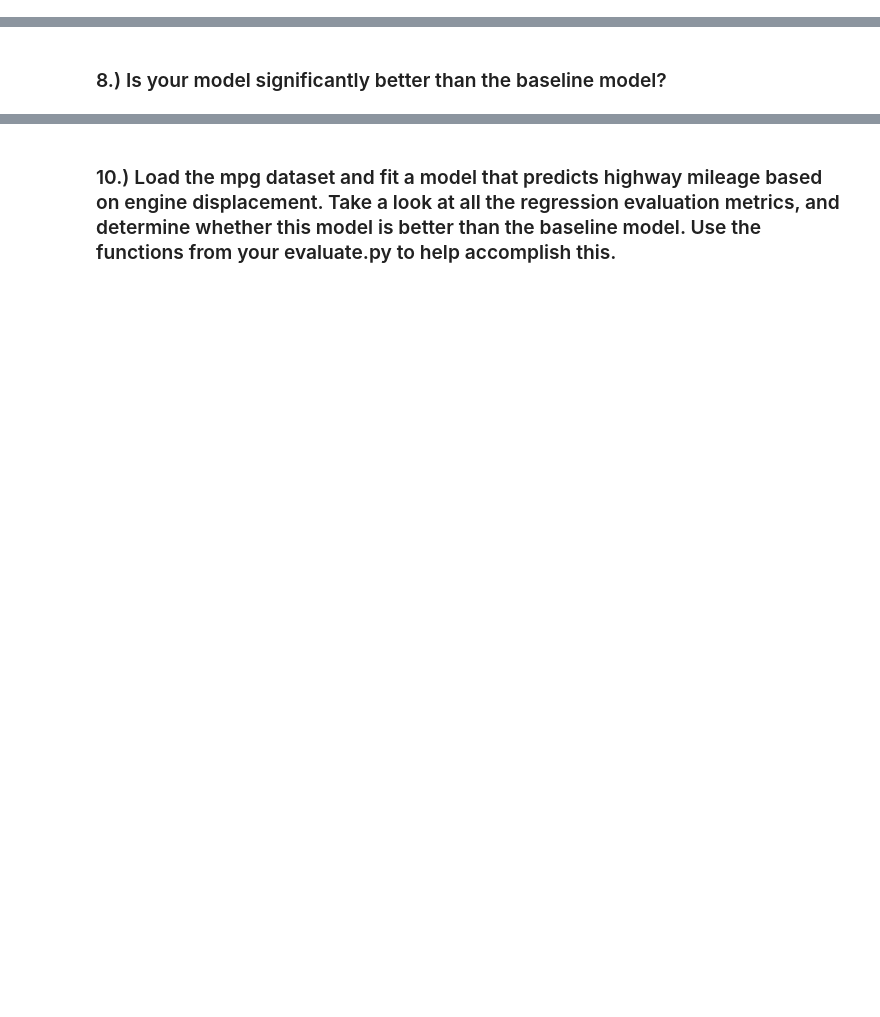
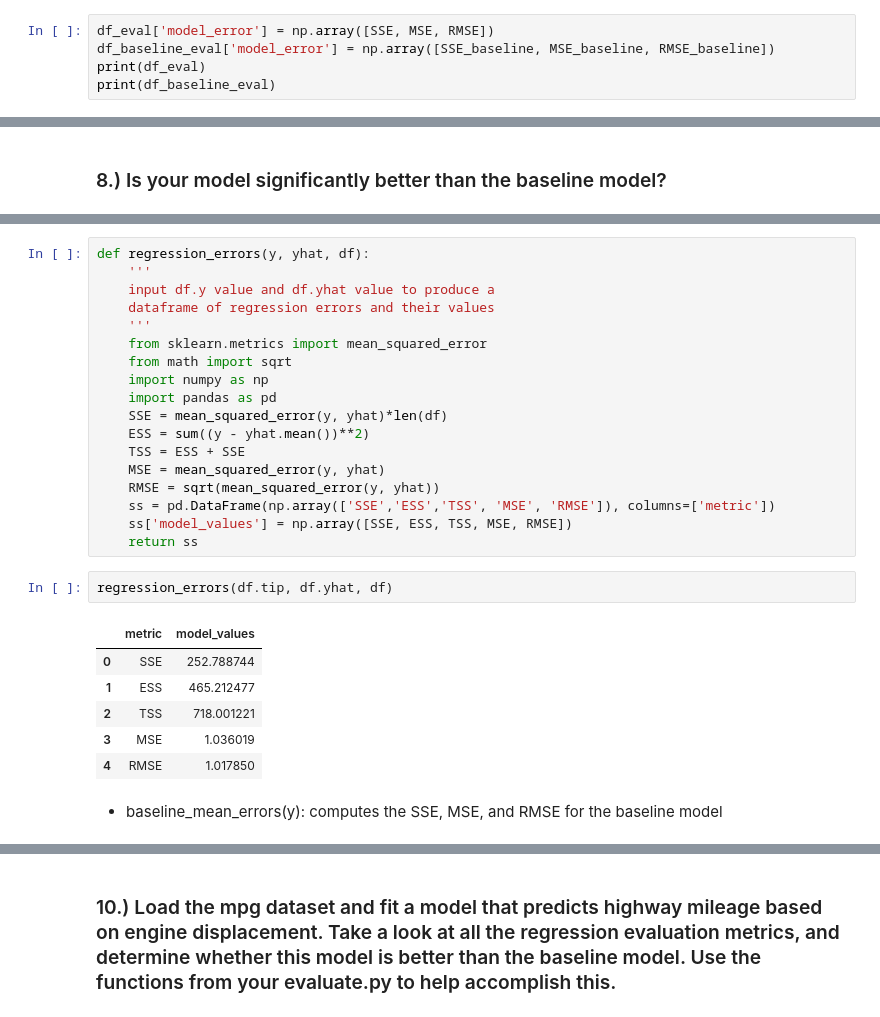
Before and after one commit to jivemachine/ds-methodologies-exercises, a Jupyter notebook: regression/evaluate.ipynb, the cells around one changed output, grey strips where cells are left out. Saved outputs shown, nothing was run; the diff lists cells and outputs as text; blank space fills up the shorter version.

```diff
--- a/regression/evaluate.ipynb
+++ b/regression/evaluate.ipynb
@@ -89,0 +140,5 @@ plt.show()
+# %%
+df_eval['model_error'] = np.array([SSE, MSE, RMSE])
+df_baseline_eval['model_error'] = np.array([SSE_baseline, MSE_baseline, RMSE_baseline])
+print(df_eval)
+print(df_baseline_eval)
@@ -95,0 +249,29 @@ plt.show()
+# %%
+def regression_errors(y, yhat, df):
+    '''
+    input df.y value and df.yhat value to produce a
+    dataframe of regression errors and their values
+    '''
+    from sklearn.metrics import mean_squared_error
+    from math import sqrt
+    import numpy as np
+    import pandas as pd
+    SSE = mean_squared_error(y, yhat)*len(df)
+    ESS = sum((y - yhat.mean())**2)
+    TSS = ESS + SSE
+    MSE = mean_squared_error(y, yhat)
+    RMSE = sqrt(mean_squared_error(y, yhat))
+    ss = pd.DataFrame(np.array(['SSE','ESS','TSS', 'MSE', 'RMSE']), columns=['metric'])
+    ss['model_values'] = np.array([SSE, ESS, TSS, MSE, RMSE])
+    return ss
+# %%
+regression_errors(df.tip, df.yhat, df)
+# %% [output]
+|  | metric | model_values |
+| 0 | SSE | 252.788744 |
+| 1 | ESS | 465.212477 |
+| 2 | TSS | 718.001221 |
+| 3 | MSE | 1.036019 |
+| 4 | RMSE | 1.017850 |
+# %% [markdown]
+- baseline_mean_errors(y): computes the SSE, MSE, and RMSE for the baseline model
```
Also changed, not shown: parts of 31 cells of this notebook, 1 other file.
